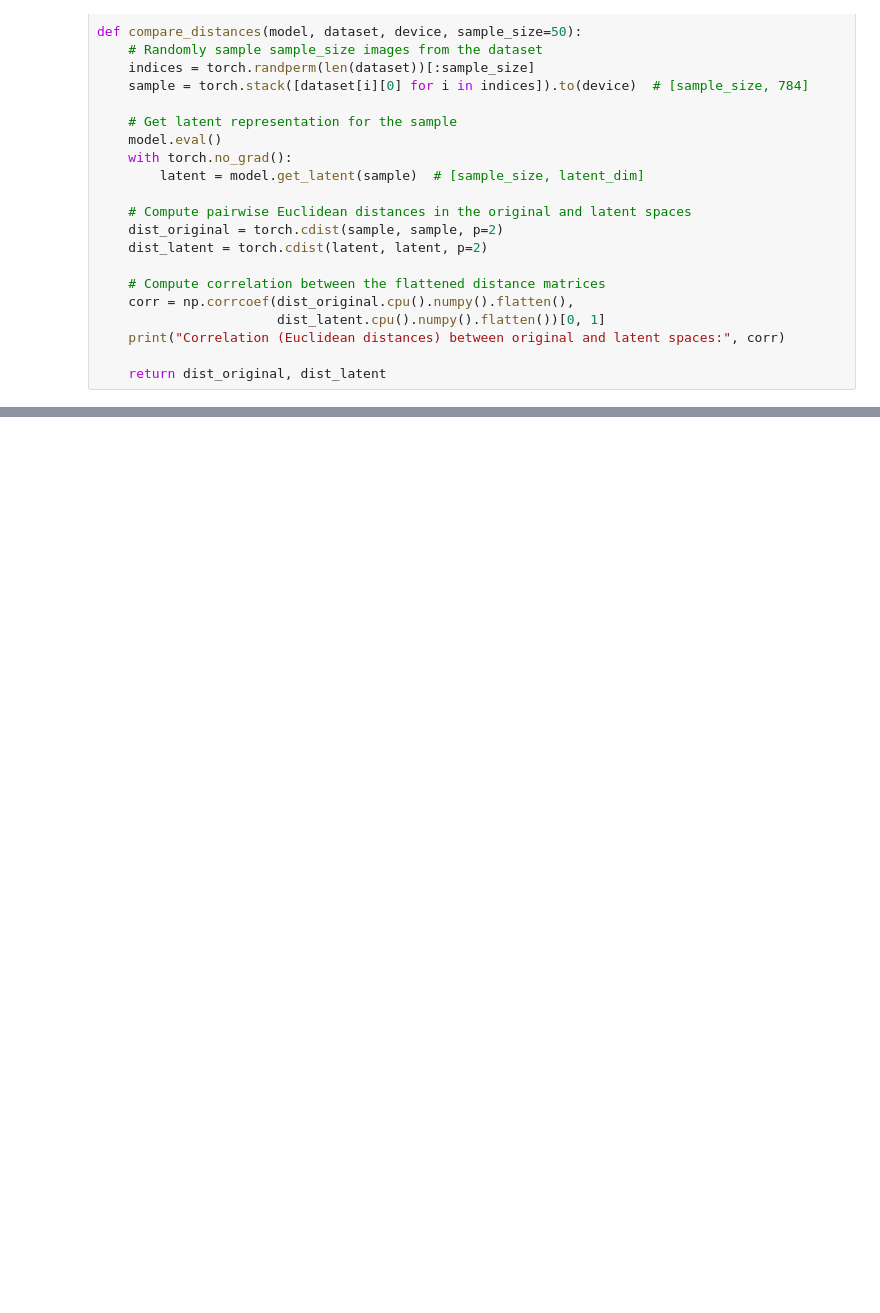
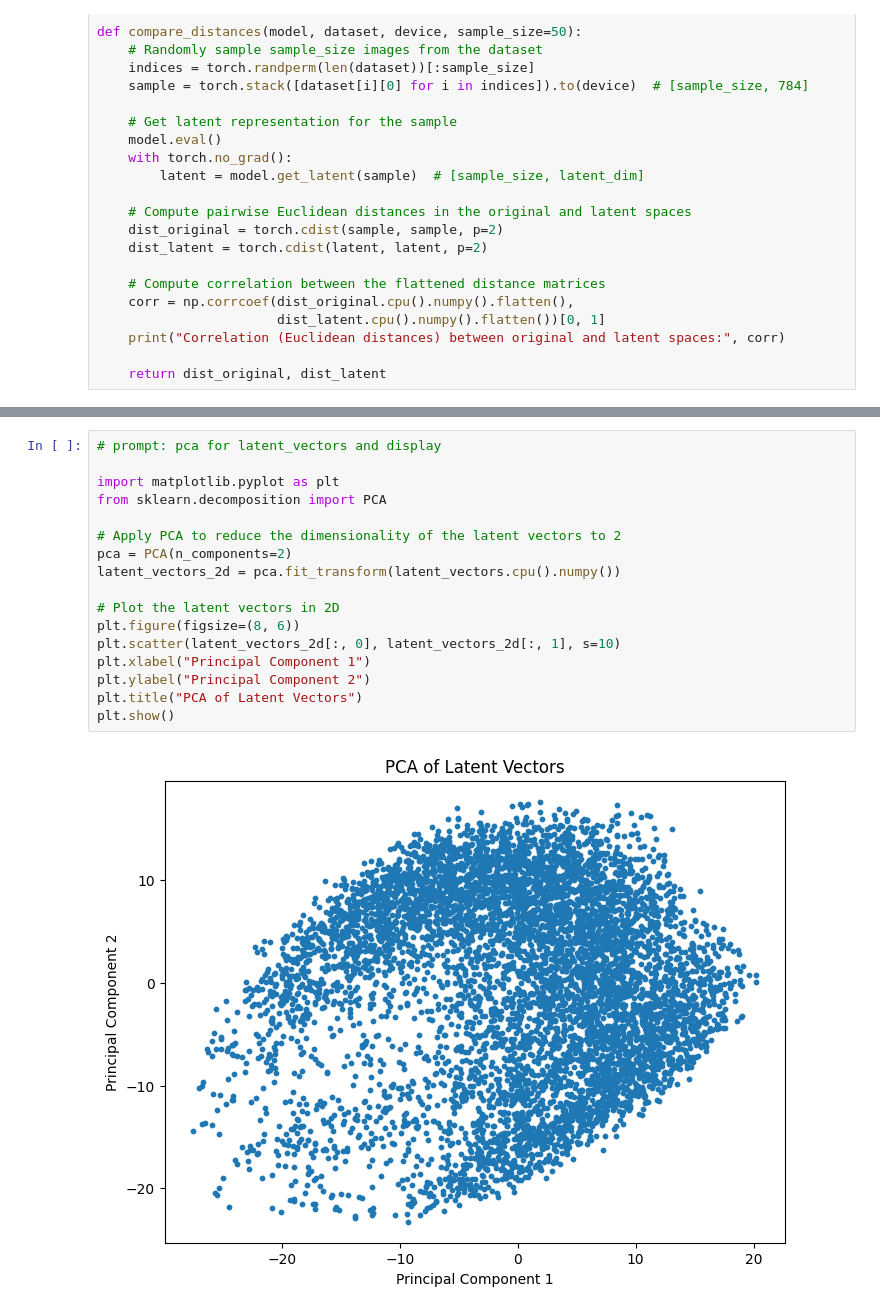
Before and after one commit to Antel0pe/SpaceOfMNIST-Digits, a Jupyter notebook: SpaceOfMNIST_1_4.ipynb, the cells around one changed output, grey strips where cells are left out. Cells and saved outputs as stored; diff of their text form; blank space fills up the shorter version.

Commit message:
maing graphs and mesh vis

```diff
--- a/SpaceOfMNIST_1_4.ipynb
+++ b/SpaceOfMNIST_1_4.ipynb
@@ -284,3 +284,22 @@ Number of edges: 107998
+# %%
+# prompt: pca for latent_vectors and display
+
+import matplotlib.pyplot as plt
+from sklearn.decomposition import PCA
+
+# Apply PCA to reduce the dimensionality of the latent vectors to 2
+pca = PCA(n_components=2)
+latent_vectors_2d = pca.fit_transform(latent_vectors.cpu().numpy())
+
+# Plot the latent vectors in 2D
+plt.figure(figsize=(8, 6))
+plt.scatter(latent_vectors_2d[:, 0], latent_vectors_2d[:, 1], s=10)
+plt.xlabel("Principal Component 1")
+plt.ylabel("Principal Component 2")
+plt.title("PCA of Latent Vectors")
+plt.show()
+# %% [output]
+[figure, added]
 # %%
 def compare_graph_connectivity(g_orig, g_latent):
     """
```
Also changed, not shown: parts of 11 cells of this notebook, 1 other file.
